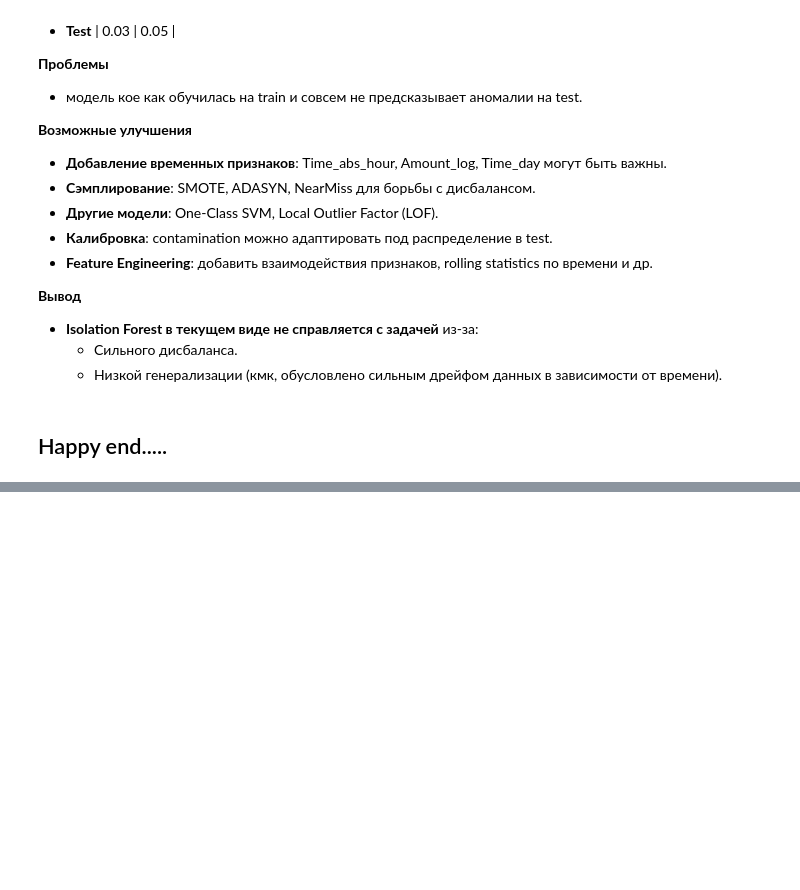
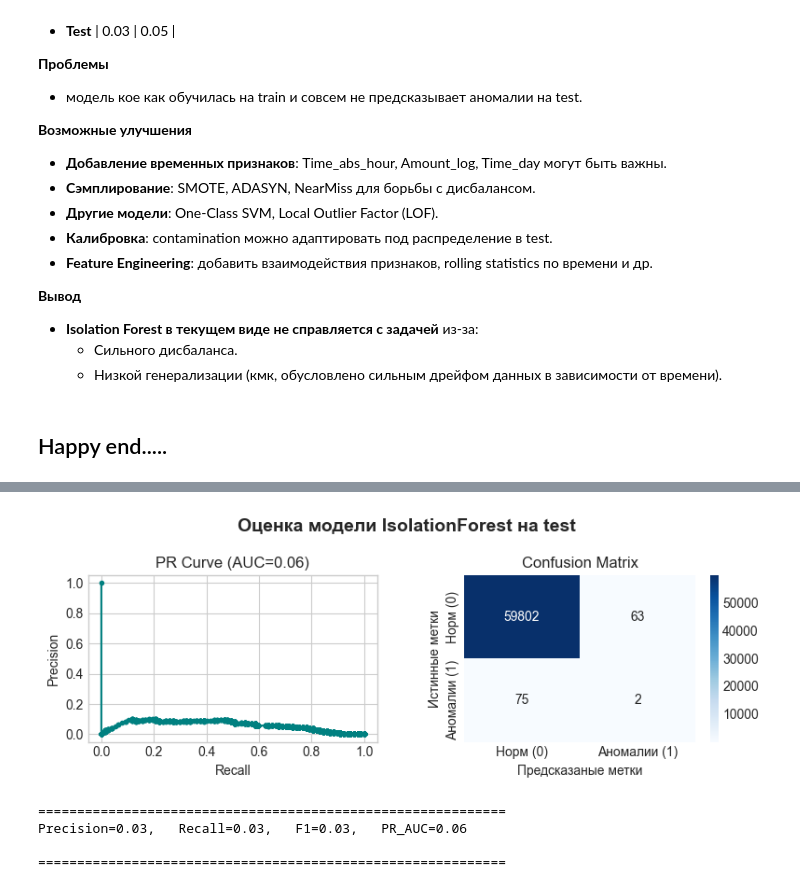
Before and after one commit to Aliaksandr-Borsuk/anomaly_detection_project, a Jupyter notebook: notebooks/1_Classical_ML/1_02_01_creditcard_IFO.ipynb, the cells around one changed output, grey strips where cells are left out. Saved outputs shown, nothing was run; the diff lists cells and outputs as text; code cells hidden in the pictures; blank space fills up the shorter version.

```diff
--- a/notebooks/1_Classical_ML/1_02_01_creditcard_IFO.ipynb
+++ b/notebooks/1_Classical_ML/1_02_01_creditcard_IFO.ipynb
@@ -505,0 +559,12 @@ Precision=0.03,   Recall=0.04,   F1=0.03,   PR_AUC=0.05
+# %%
+# Оценка на test
+plot_pr_curve_and_conf_matrix(
+    grid_iso, X_test.drop(drop_cols_2, axis=1),
+    y_test,'IsolationForest на test'
+)
+# %% [output]
+[figure, added]
+============================================================
+Precision=0.03,   Recall=0.03,   F1=0.03,   PR_AUC=0.06
+
+============================================================
```
Also changed, not shown: parts of 4 cells of this notebook, 3 other files.
